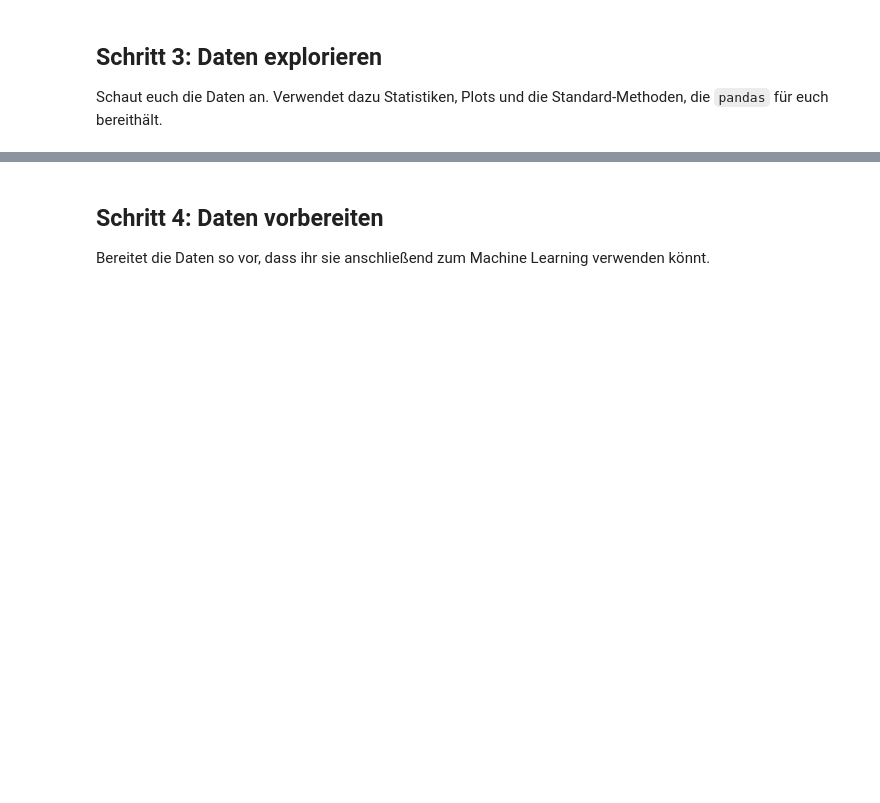
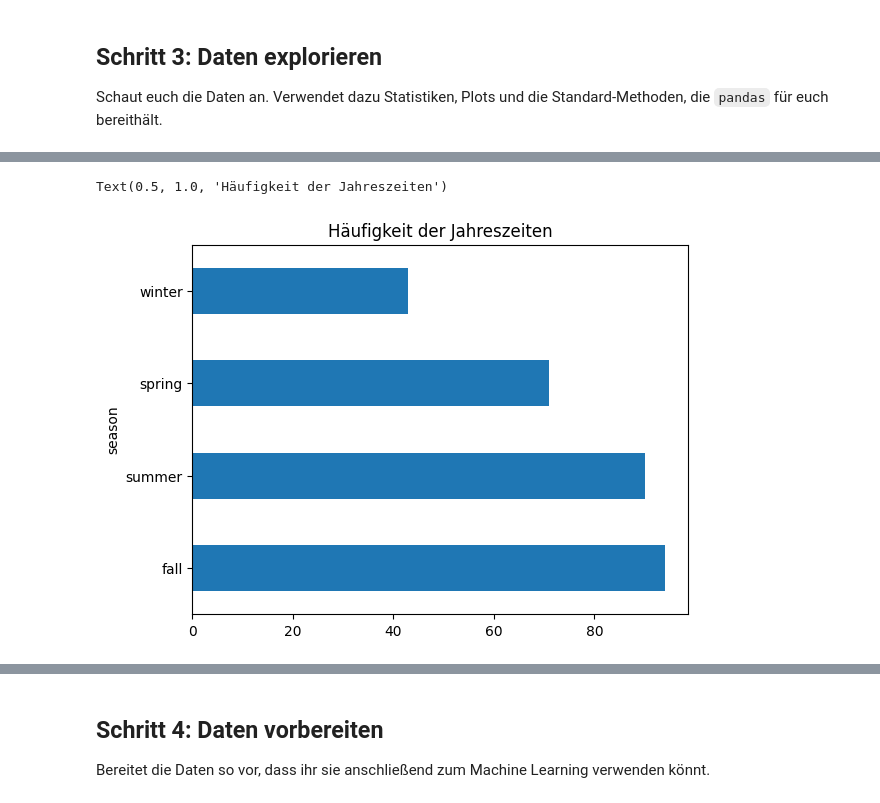
Before and after one commit to SimonLantschner/data-science-ue-ct, a Jupyter notebook: notebooks/04_supervised_regression.ipynb, the cells around one changed output, grey strips where cells are left out. Saved outputs shown, nothing was run; the diff lists cells and outputs as text; code cells hidden in the pictures; blank space fills up the shorter version.

```diff
--- a/notebooks/04_supervised_regression.ipynb
+++ b/notebooks/04_supervised_regression.ipynb
@@ -35,0 +119,7 @@ Schaut euch die Daten an. Verwendet dazu Statistiken, Plots und die Standard-Met
+# %%
+# Häufigkeit der Jahreszeiten ansehen (Saisonalität ist für Fahrrad-Ausleihen relevant)
+data["season"].value_counts().plot(kind="barh")
+plt.title("Häufigkeit der Jahreszeiten")
+# %% [output]
+Text(0.5, 1.0, 'Häufigkeit der Jahreszeiten')
+[figure, added]
```
Also changed, not shown: parts of 21 cells of this notebook.
